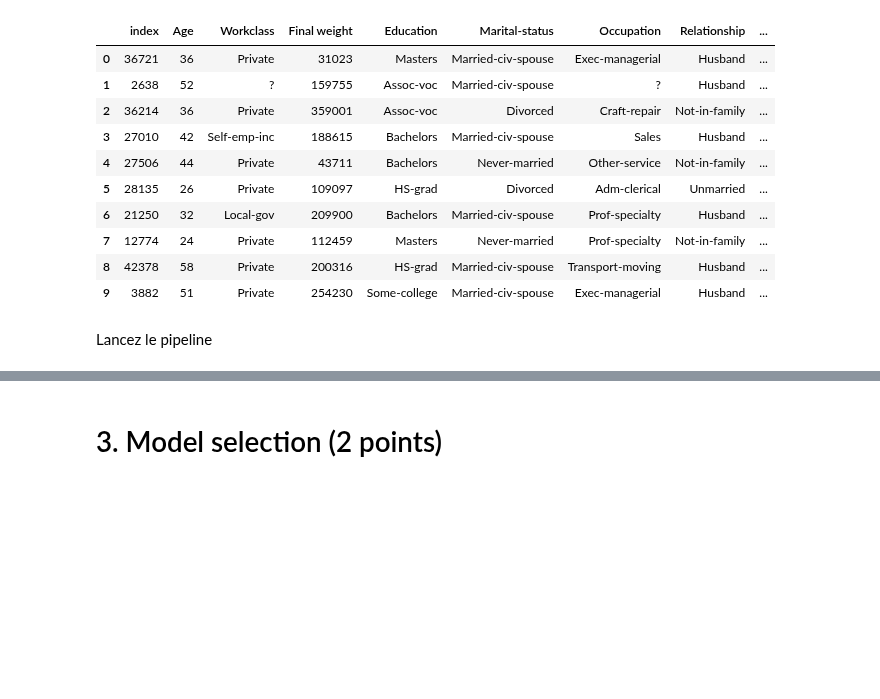
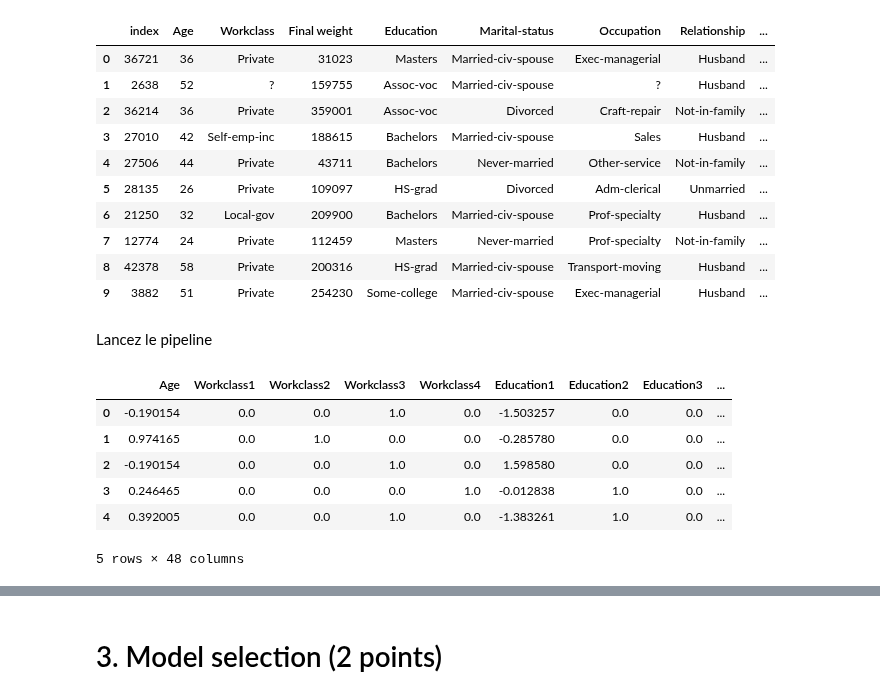
Before and after one commit to lguertin/INF8215, a Jupyter notebook: TP3/TP3_INF8215.ipynb, the cells around one changed output, grey strips where cells are left out. Cells and saved outputs as stored; diff of their text form; code cells hidden in the pictures; blank space fills up the shorter version.

```diff
--- a/TP3/TP3_INF8215.ipynb
+++ b/TP3/TP3_INF8215.ipynb
@@ -877,3 +877,13 @@ X_test["Income"] = "" # Fixes : Number of features of the input must be equal to
 
 X_train_preprocess = pd.DataFrame(full_pipeline.fit_transform(X_train), columns=column_names)
 X_test_preprocess = pd.DataFrame(full_pipeline.transform(X_test), columns=column_names)
+# %%
+X_train_preprocess.head()
+# %% [output]
+|  | Age | Workclass1 | Workclass2 | Workclass3 | Workclass4 | Education1 | Education2 | Education3 | ... |
+| 0 | -0.190154 | 0.0 | 0.0 | 1.0 | 0.0 | -1.503257 | 0.0 | 0.0 | ... |
+| 1 | 0.974165 | 0.0 | 1.0 | 0.0 | 0.0 | -0.285780 | 0.0 | 0.0 | ... |
+| 2 | -0.190154 | 0.0 | 0.0 | 1.0 | 0.0 | 1.598580 | 0.0 | 0.0 | ... |
+| 3 | 0.246465 | 0.0 | 0.0 | 0.0 | 1.0 | -0.012838 | 1.0 | 0.0 | ... |
+| 4 | 0.392005 | 0.0 | 0.0 | 1.0 | 0.0 | -1.383261 | 1.0 | 0.0 | ... |
+5 rows × 48 columns
```
Also changed, not shown: parts of 15 cells of this notebook.
